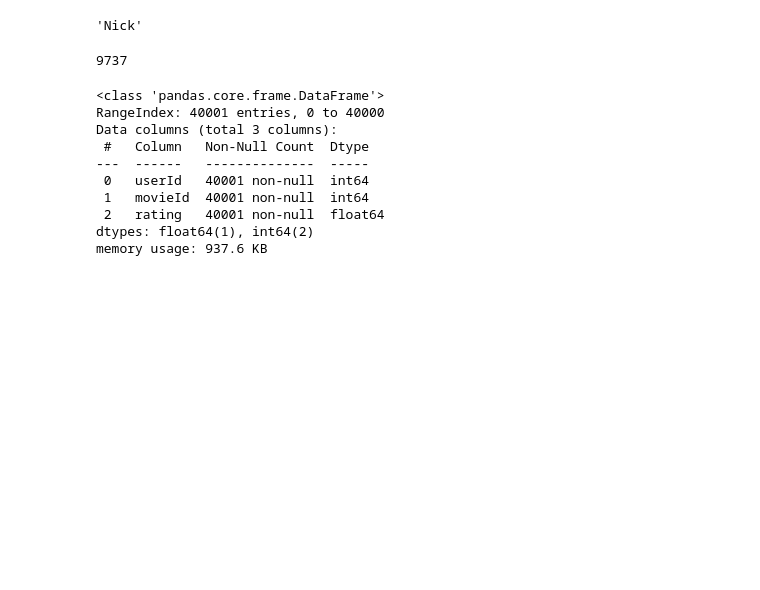
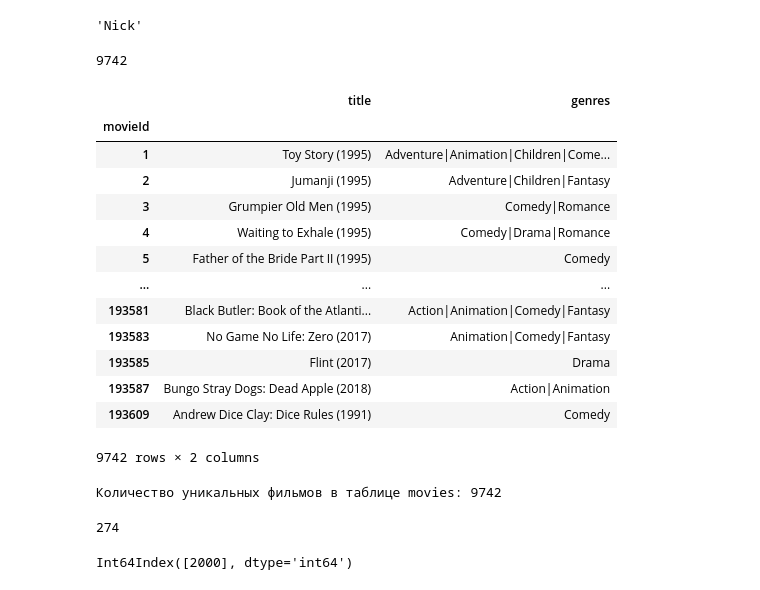
Before and after one commit to Dekoz3/VS_code, a Jupyter notebook: Задания Skillfactory/PY12_advanced_Pandas/PY12_Pandas_theory.ipynb, the cells around one changed output. Saved outputs shown, nothing was run; the diff lists cells and outputs as text; code cells hidden in the pictures; blank space fills up the shorter version.

```diff
--- a/Задания Skillfactory/PY12_advanced_Pandas/PY12_Pandas_theory.ipynb
+++ b/Задания Skillfactory/PY12_advanced_Pandas/PY12_Pandas_theory.ipynb
@@ -577,33 +577,51 @@ with r, zipfile.ZipFile(io.BytesIO(r.content)) as archive:
 
 # https://lms.skillfactory.ru/assets/courseware/v1/bcd86def807792174f50d955515c8be0/asset-v1:SkillFactory+DSPR-2.0+14JULY2021+type@asset+block/movies_data.zip
 # %%
-ratings1_df = pd.read_csv('Data/ratings1.csv', sep=',')
-ratings2_df = pd.read_csv('Data/ratings2.csv', sep=',')
-dates_df = pd.read_csv('Data/dates.csv', sep=',')
-movies_df = pd.read_csv('Data/movies.csv', sep=',')
+ratings1 = pd.read_csv('Data/ratings1.csv', sep=',')
+ratings2 = pd.read_csv('Data/ratings2.csv', sep=',')
+dates = pd.read_csv('Data/dates.csv', sep=',')
+movies = pd.read_csv('Data/movies.csv', sep=',')
 
 # Задание 5.1
 # Значения из какого столбца таблиц ratings1 и ratings2 можно расшифровать с помощью таблицы movies?
 # movieid
 
 
 
 # Задание 5.2
 # Сколько уникальных фильмов представлено в таблице movies?
-display(movies_df['title'].nunique())
+display(movies['movieId'].nunique())
+display(movies.groupby('movieId').agg('sum'))
+print('Количество уникальных фильмов в таблице movies:', movies.groupby('movieId').agg('nunique').shape[0])
+
 
 # Задание 5.3
 # Сколько уникальных пользователей в таблице ratings1?
-ratings1_df['userId'].nunique()
+display(ratings1['userId'].nunique())
+
+# Задание 5.4
+# В каком году было выставлено больше всего оценок?
+# Для ответа на этот вопрос используйте таблицу dates.
+
+dates['date'] = pd.to_datetime(dates['date'])
+dates.head()
+dates['date'].dt.year.value_counts().nlargest(1).index
 # %% [output]
-9737
+9742
+|  | title | genres |
+| movieId |  |  |
+| 1 | Toy Story (1995) | Adventure|Animation|Children|Come... |
+| 2 | Jumanji (1995) | Adventure|Children|Fantasy |
+| 3 | Grumpier Old Men (1995) | Comedy|Romance |
+| 4 | Waiting to Exhale (1995) | Comedy|Drama|Romance |
+| 5 | Father of the Bride Part II (1995) | Comedy |
+| ... | ... | ... |
+| 193581 | Black Butler: Book of the Atlanti... | Action|Animation|Comedy|Fantasy |
+| 193583 | No Game No Life: Zero (2017) | Animation|Comedy|Fantasy |
+| 193585 | Flint (2017) | Drama |
+| 193587 | Bungo Stray Dogs: Dead Apple (2018) | Action|Animation |
+| 193609 | Andrew Dice Clay: Dice Rules (1991) | Comedy |
-<class 'pandas.core.frame.DataFrame'>
-RangeIndex: 40001 entries, 0 to 40000
-Data columns (total 3 columns):
- #   Column   Non-Null Count  Dtype
----  ------   --------------  -----
- 0   userId   40001 non-null  int64
- 1   movieId  40001 non-null  int64
- 2   rating   40001 non-null  float64
-dtypes: float64(1), int64(2)
-memory usage: 937.6 KB
+9742 rows × 2 columns
+Количество уникальных фильмов в таблице movies: 9742
+274
+Int64Index([2000], dtype='int64')
```
Also changed, not shown: parts of 9 cells of this notebook.
